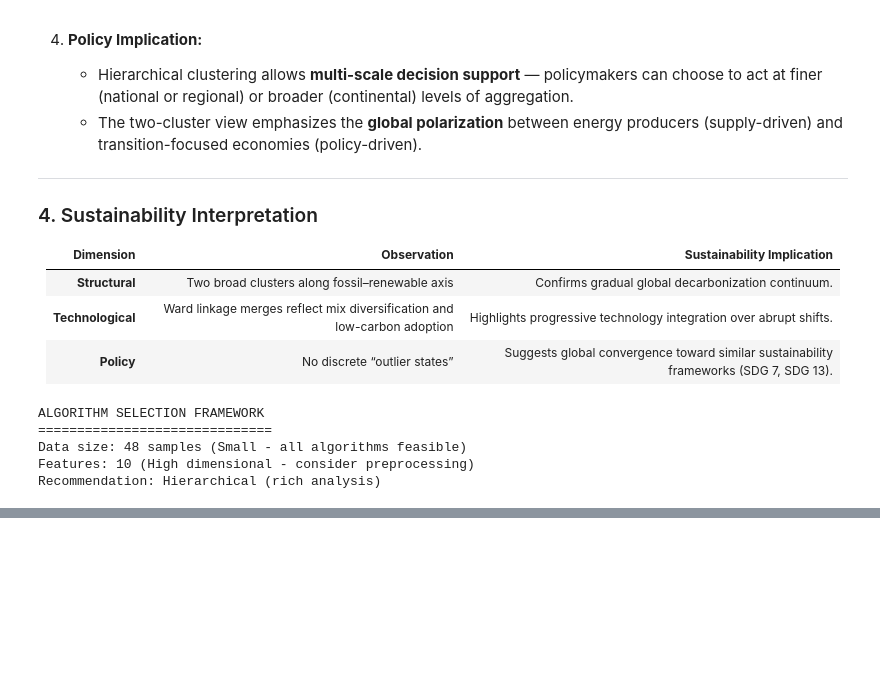
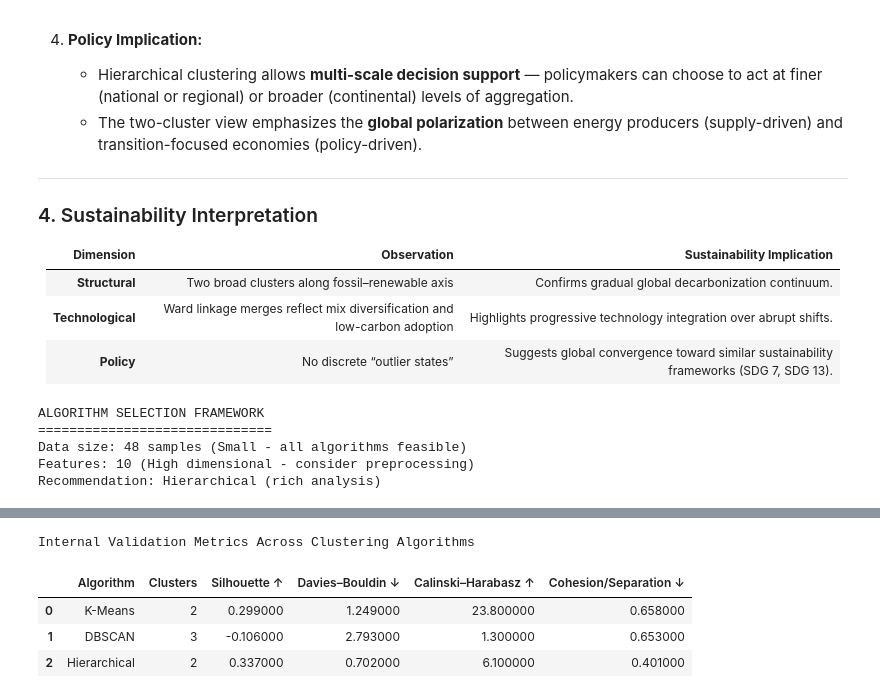
Before and after one commit to FedorSulaev/global-energy-systems-clustering, a Jupyter notebook: notebooks/energy_systems_clustering.ipynb, the cells around one changed output, grey strips where cells are left out. Saved outputs shown, nothing was run; the diff lists cells and outputs as text; code cells hidden in the pictures; blank space fills up the shorter version.

Commit message:
feat: Algorithm comparison

```diff
--- a/notebooks/energy_systems_clustering.ipynb
+++ b/notebooks/energy_systems_clustering.ipynb
@@ -1580,0 +2167,75 @@ Recommendation: Hierarchical (rich analysis)
+# %%
+def cluster_validation_metrics(X, labels, name):
+    """Compute internal validation metrics for unsupervised clustering."""
+    unique_labels = np.unique(labels)
+    if len(unique_labels) < 2:
+        print(f"{name}: Only one cluster found — skipping metrics.")
+        return None
+
+    sil = silhouette_score(X, labels)
+    db = davies_bouldin_score(X, labels)
+    ch = calinski_harabasz_score(X, labels)
+
+    # Cohesion / Separation ratio
+    dist_matrix = squareform(pdist(X))
+    within, between = 0, 0
+    for label in unique_labels:
+        mask = labels == label
+        within += np.mean(dist_matrix[np.ix_(mask, mask)])
+        between += np.mean(dist_matrix[np.ix_(mask, ~mask)])
+    cohesion_sep = within / between
+
+    return {
+        "Algorithm": name,
+        "Clusters": len(unique_labels),
+        "Silhouette ↑": round(sil, 3),
+        "Davies–Bouldin ↓": round(db, 3),
+        "Calinski–Harabasz ↑": round(ch, 1),
+        "Cohesion/Separation ↓": round(cohesion_sep, 3)
+    }
+
+X = df_processed.values
+
+# --- K-Means ---
+try:
+    kmeans = KMeans(n_clusters=2, random_state=42, n_init=10)
+    kmeans_labels = kmeans.fit_predict(X)
+except Exception as e:
+    print("K-Means failed:", e)
+    kmeans_labels = None
+
+# --- DBSCAN ---
+try:
+    dbscan = DBSCAN(eps=1.666, min_samples=5)
+    dbscan_labels = dbscan.fit_predict(X)
+except Exception as e:
+    print("DBSCAN failed:", e)
+    dbscan_labels = None
+
+# --- Hierarchical ---
+try:
+    hier = AgglomerativeClustering(n_clusters=2, linkage='average')
+    hier_labels = hier.fit_predict(X)
+except Exception as e:
+    print("Hierarchical failed:", e)
+    hier_labels = None
+
+results = []
+if kmeans_labels is not None:
+    results.append(cluster_validation_metrics(X, kmeans_labels, "K-Means"))
+if dbscan_labels is not None:
+    results.append(cluster_validation_metrics(X, dbscan_labels, "DBSCAN"))
+if hier_labels is not None:
+    results.append(cluster_validation_metrics(X, hier_labels, "Hierarchical"))
+
+metrics_df = pd.DataFrame([r for r in results if r])
+display(metrics_df.style.set_caption("Internal Validation Metrics Across Clustering Algorithms"))
+
+print("\n### Cluster Validation Summary\n")
+print(metrics_df.to_string(index=False))
+# %% [output]
+Internal Validation Metrics Across Clustering Algorithms
+|  | Algorithm | Clusters | Silhouette ↑ | Davies–Bouldin ↓ | Calinski–Harabasz ↑ | Cohesion/Separation ↓ |
+| 0 | K-Means | 2 | 0.299000 | 1.249000 | 23.800000 | 0.658000 |
+| 1 | DBSCAN | 3 | -0.106000 | 2.793000 | 1.300000 | 0.653000 |
+| 2 | Hierarchical | 2 | 0.337000 | 0.702000 | 6.100000 | 0.401000 |
```
Also changed, not shown: parts of 7 cells of this notebook.
